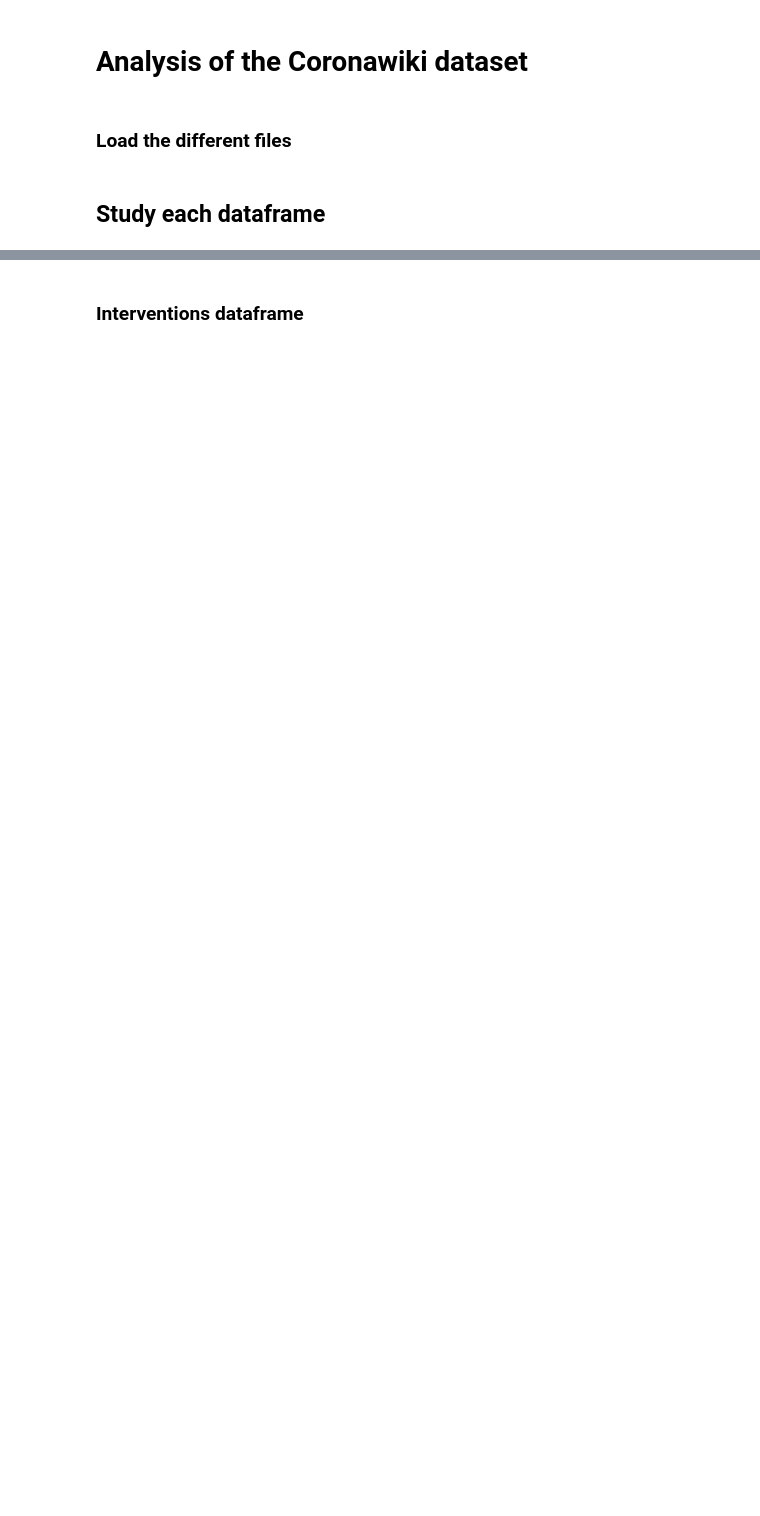
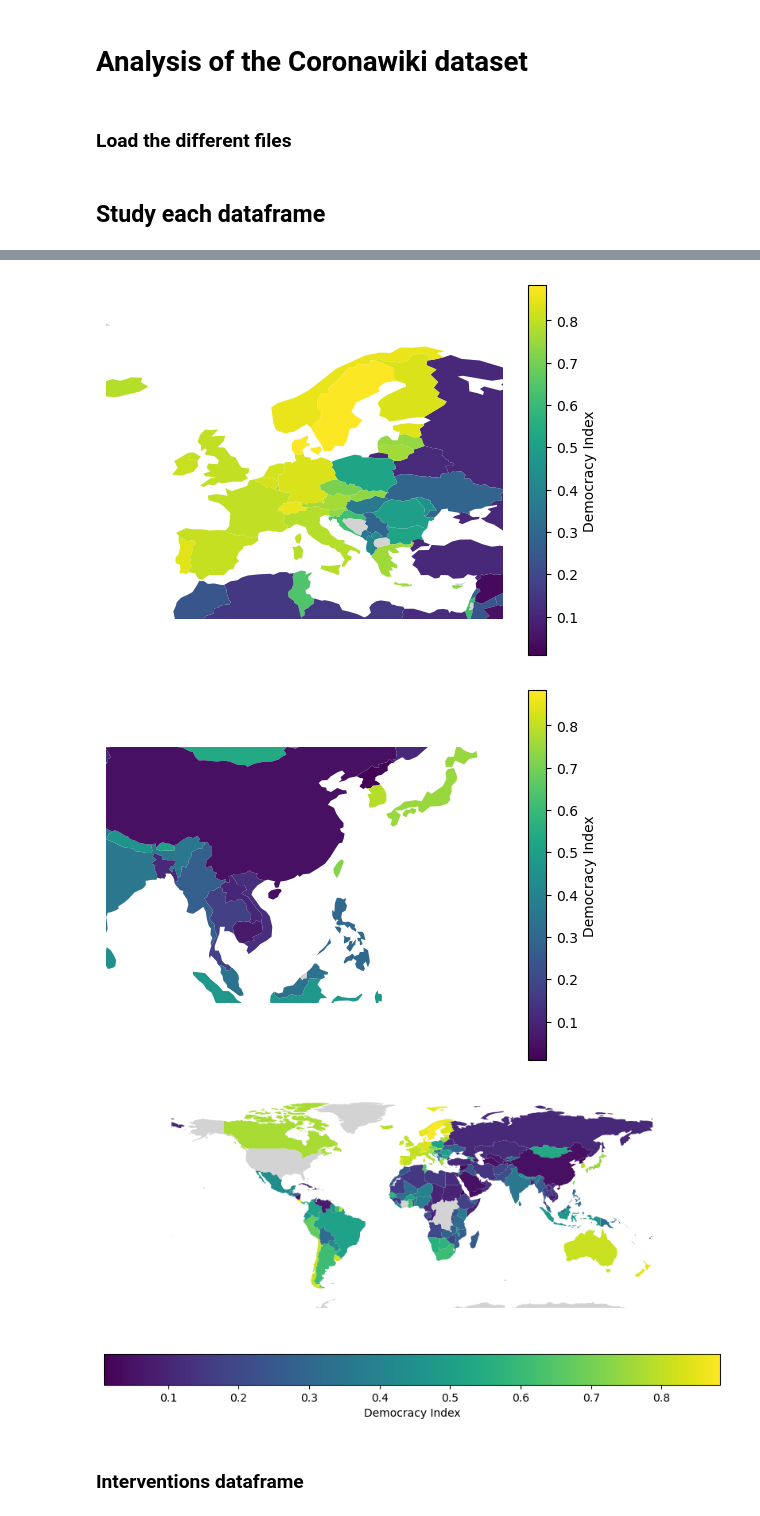
Before and after one commit to epfl-ada/ada-2022-project-datamineurs, a Jupyter notebook: ADA_coronawiki_project.ipynb, the cells around one changed output, grey strips where cells are left out. Cells and saved outputs as stored; diff of their text form; code cells hidden in the pictures; blank space fills up the shorter version.

```diff
--- a/ADA_coronawiki_project.ipynb
+++ b/ADA_coronawiki_project.ipynb
@@ -25,3 +49,35 @@ with gzip.open(path + 'aggregated_timeseries.json.gz', "rb") as f:
+# %%
+#import the geopandas database in order to plot the maps
+countries = gpd.read_file(gpd.datasets.get_path("naturalearth_lowres"))
+
+#merge with the democracy index database in order to associate to each of our wanted country a democracy score.
+countries = countries.merge(df_democracy[df_democracy["Year"]==2019][['Entity','libdem_vdem_owid']],left_on='name',right_on='Entity',how='left')
+countries.drop('Entity', inplace=True, axis=1)
+# %%
+#Plotting and drawing the maps with the democracy scores.
+
+ax1=countries.plot(column='libdem_vdem_owid', legend=True,legend_kwds={'label': "Democracy Index",
+                        'orientation': "vertical"}, missing_kwds={'color': 'lightgrey'})
+ax2=countries.plot(column='libdem_vdem_owid', legend=True,legend_kwds={'label': "Democracy Index",
+                        'orientation': "vertical"}, missing_kwds={'color': 'lightgrey'})
+ax3=countries.plot(column='libdem_vdem_owid', legend=True,legend_kwds={'label': "Democracy Index",
+                        'orientation': "horizontal"}, missing_kwds={'color': 'lightgrey'},figsize=(10, 5))
+ax1.set_xlim(-20,40)
+ax1.set_ylim(30,75)
+ax1.set_axis_off()
+
+ax2.set_xlim(80,150)
+ax2.set_ylim(0,45)
+ax2.set_axis_off()
+
+ax3.set_ylim(-70,90)
+ax3.set_axis_off()
+
+plt.show()
+# %% [output]
+[figure, added]
+[figure, added]
+[figure, added]
 # %% [markdown]
 ### Interventions dataframe
 # %%
```
Also changed, not shown: parts of 10 cells of this notebook, 1 other file.
